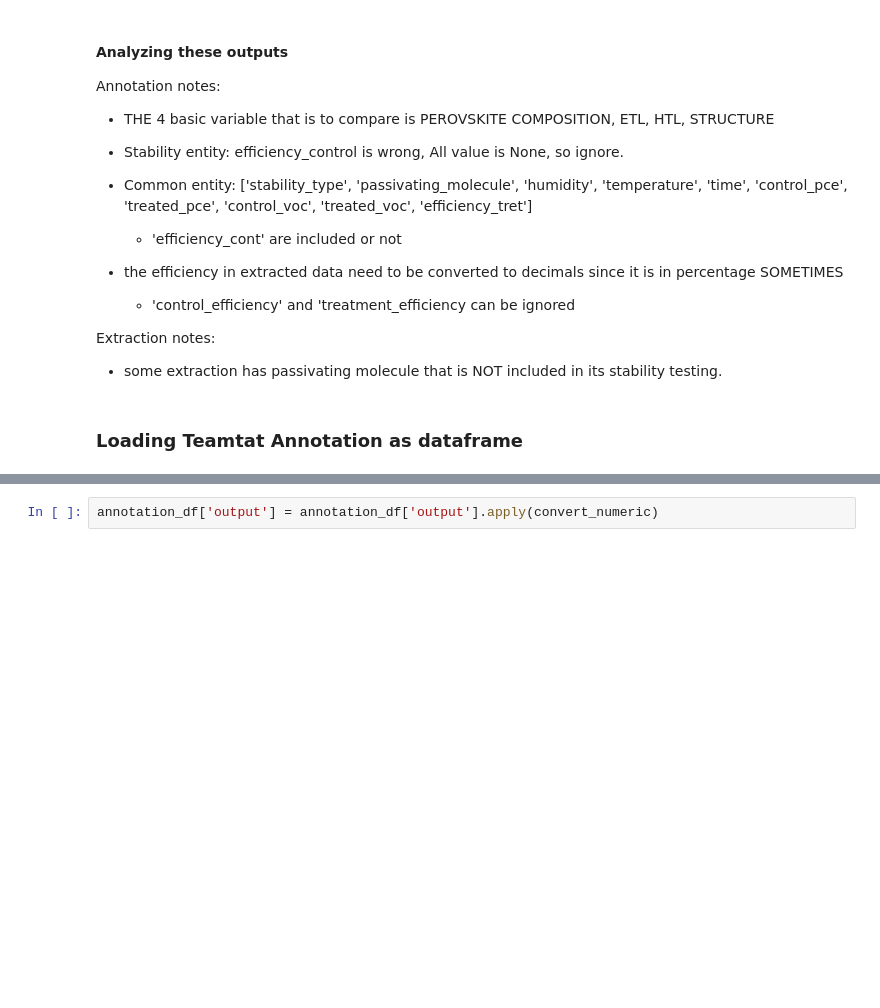
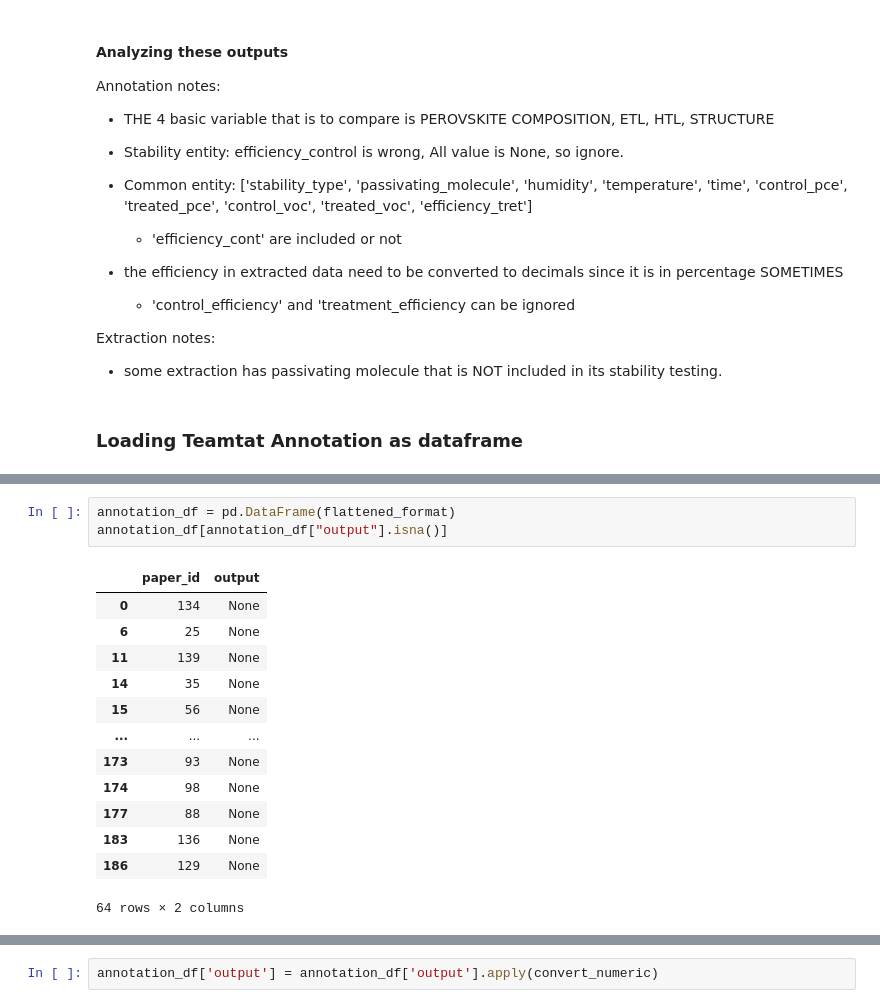
Before and after one commit to kanggunh/DSC180_B11_Q2, a Jupyter notebook: annotation/Schema_3_flat/evaluation_schema_flat.ipynb, the cells around one changed output, grey strips where cells are left out. Drawn from its saved outputs; the diff is of its cells as text; blank space fills up the shorter version.

```diff
--- a/annotation/Schema_3_flat/evaluation_schema_flat.ipynb
+++ b/annotation/Schema_3_flat/evaluation_schema_flat.ipynb
@@ -251,0 +150,17 @@ annotation_df['output'][7]
+# %%
+annotation_df = pd.DataFrame(flattened_format)
+annotation_df[annotation_df["output"].isna()]
+# %% [output]
+|  | paper_id | output |
+| 0 | 134 | None |
+| 6 | 25 | None |
+| 11 | 139 | None |
+| 14 | 35 | None |
+| 15 | 56 | None |
+| ... | ... | ... |
+| 173 | 93 | None |
+| 174 | 98 | None |
+| 177 | 88 | None |
+| 183 | 136 | None |
+| 186 | 129 | None |
+64 rows × 2 columns
```
Also changed, not shown: parts of 54 cells of this notebook, 2 other files.
